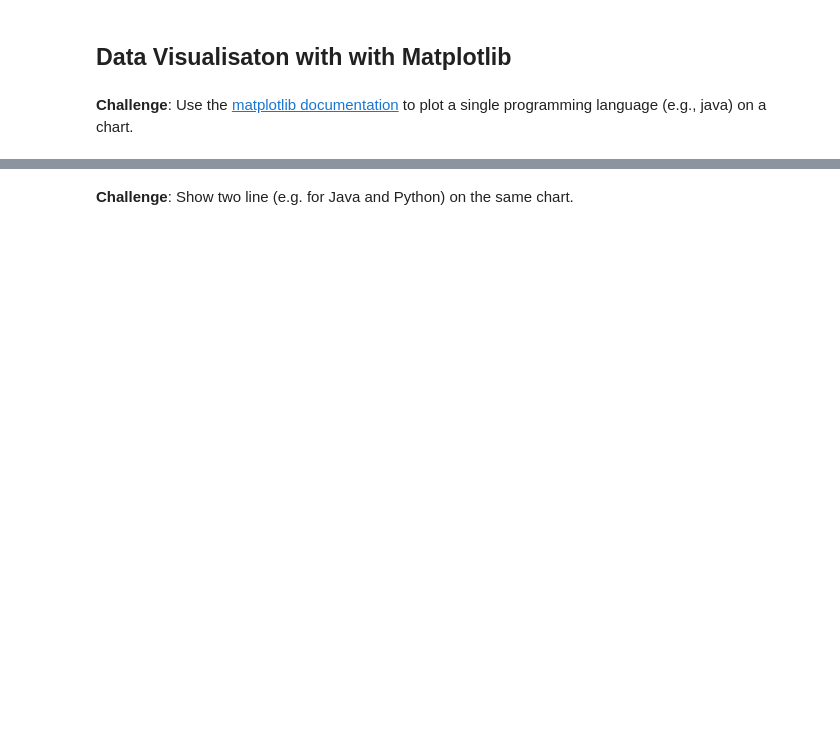
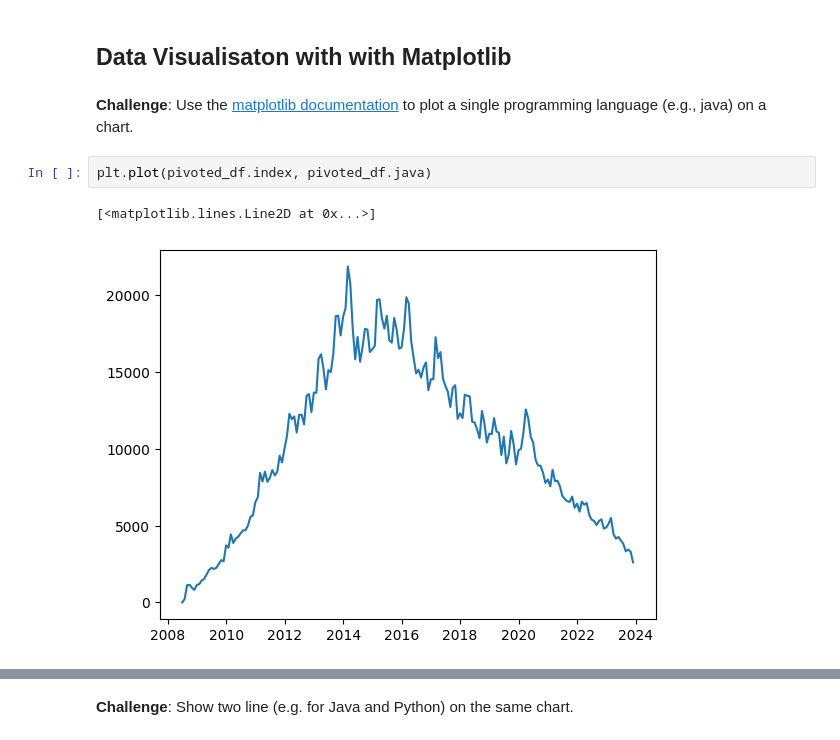
Before and after one commit to Egornn/100-Days-of-Python, a Jupyter notebook: Advanced/Time Series (72)/Programming_Languages_(start).ipynb, the cells around one changed output, grey strips where cells are left out. Drawn from its saved outputs; the diff is of its cells as text; blank space fills up the shorter version.

```diff
--- a/Advanced/Time Series (72)/Programming_Languages_(start).ipynb
+++ b/Advanced/Time Series (72)/Programming_Languages_(start).ipynb
@@ -250,3 +199,8 @@ Name: POSTS, dtype: int64
 ## Data Visualisaton with with Matplotlib
 # %% [markdown]
 **Challenge**: Use the [matplotlib documentation](https://matplotlib.org/3.2.1/api/_as_gen/matplotlib.pyplot.plot.html#matplotlib.pyplot.plot) to plot a single programming language (e.g., java) on a chart.
+# %%
+plt.plot(pivoted_df.index, pivoted_df.java)
+# %% [output]
+[<matplotlib.lines.Line2D at 0x...>]
+[figure, added]
```
Also changed, not shown: parts of 33 cells of this notebook, 3 other files.
